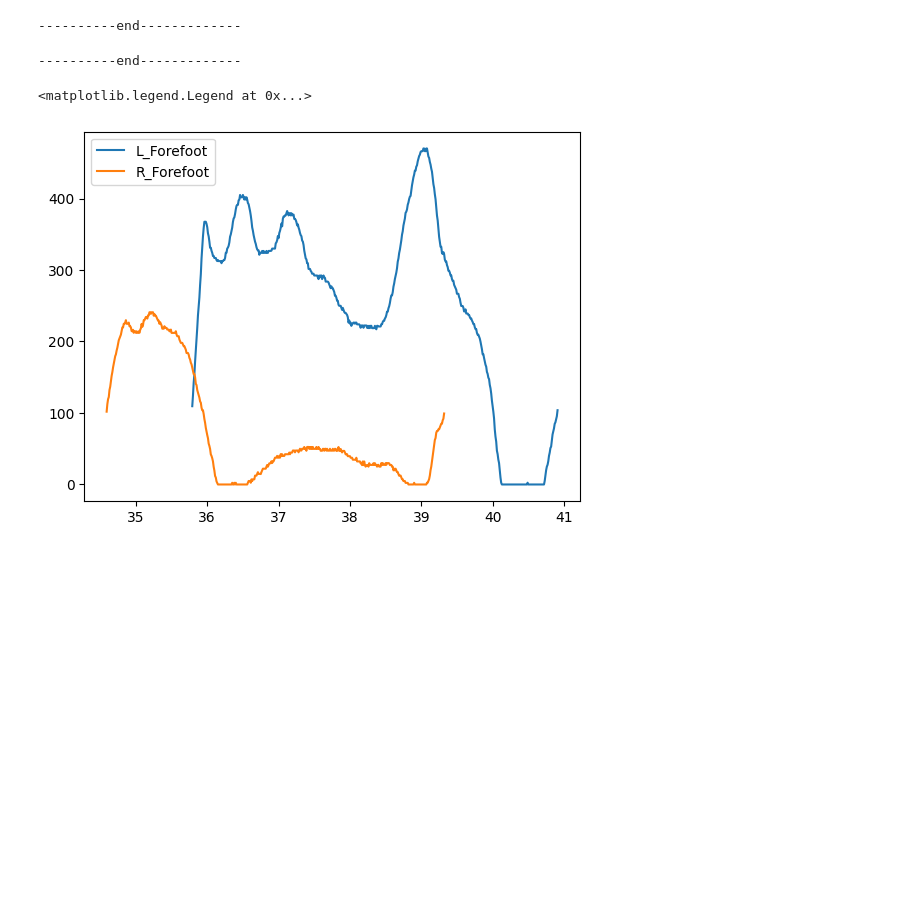
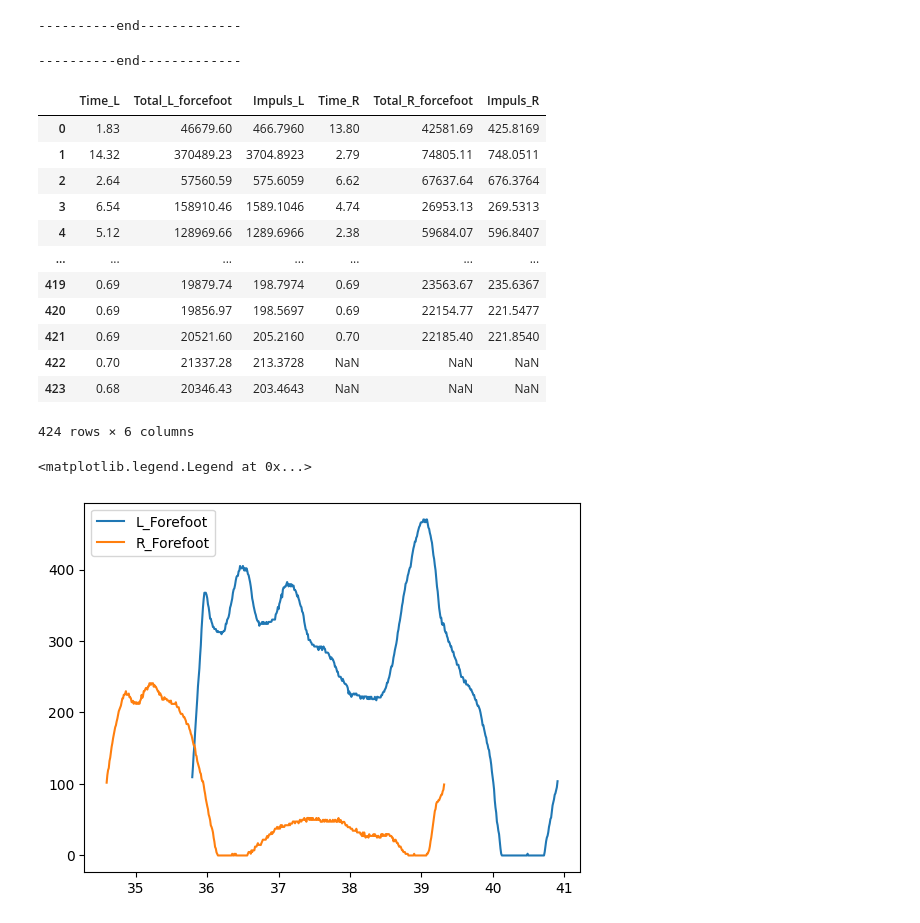
Before and after one commit to Mohsenmohebbi1993/Biomechanik, a Jupyter notebook: notebooks/3. Analysis Foot HeartRate GPX.ipynb, the cells around one changed output. Drawn from its saved outputs; the diff is of its cells as text; code cells hidden in the pictures; blank space fills up the shorter version.

Commit message:
add new ficher, impuls

```diff
--- a/notebooks/3. Analysis Foot HeartRate GPX.ipynb
+++ b/notebooks/3. Analysis Foot HeartRate GPX.ipynb
@@ -629,6 +619,7 @@ contact_indices_L = df_forcefoot_L[df_forcefoot_L["action"].eq("contact")].index
 # tow list for save data
 total_forces_L = []
 time_intervals_L = []
+impuls_L = []
 
 # find 2 "contact" and find total force and time
 for i in range(len(contact_indices_L) - 1):
@@ -639,6 +630,7 @@ for i in range(len(contact_indices_L) - 1):
     df_f = df_forcefoot_L.loc[start_idx : end_idx - 1].copy()
     df_f_graund = df_f[df_f["category_moving"].eq("ground")]
     force_sum = df_f_graund["L_Forefoot"].sum()
+    impuls_one_step = force_sum * 0.01
 
     # time
     time_diff = df_forcefoot_L.loc[end_idx]["Time_x"] - df_forcefoot_L.loc[start_idx]["Time_x"]
@@ -646,6 +638,7 @@ for i in range(len(contact_indices_L) - 1):
     # add to list
     total_forces_L.append(force_sum)
     time_intervals_L.append(time_diff)
+    impuls_L.append(impuls_one_step)
 
 print("----------end-------------")
 # %% [output]
@@ -693,6 +686,7 @@ contact_indices_R
 # tow list for save data
 total_forces_R = []
 time_intervals_R = []
+impuls_R = []
 
 # find 2 "contact" and find total force and time
 for i in range(len(contact_indices_R) - 1):
@@ -703,27 +697,45 @@ for i in range(len(contact_indices_R) - 1):
     df_f = df_forcefoot_R.loc[start_idx : end_idx - 1].copy()
     df_f_graund = df_f[df_f["category_moving"].eq("ground")]
     force_sum = df_f_graund["R_Forefoot"].sum()
-
+    impuls_one_step = force_sum * 0.01
 #     # time
     time_diff = df_forcefoot_R.loc[end_idx]["Time_x"] - df_forcefoot_R.loc[start_idx]["Time_x"]
 
 #     # add to list
     total_forces_R.append(force_sum)
     time_intervals_R.append(time_diff)
+    impuls_R.append(impuls_one_step)
 
 print("----------end-------------")
 # %% [output]
 ----------end-------------
 # %%
 df_L = pd.DataFrame({"Time_L": time_intervals_L,
-                    "Total_L_forcefoot": total_forces_L,})
+                    "Total_L_forcefoot": total_forces_L,
+                    "Impuls_L" : impuls_L})
 
 df_R = pd.DataFrame({"Time_R": time_intervals_R,
-                    "Total_R_forcefoot": total_forces_R,})
+                    "Total_R_forcefoot": total_forces_R,
+                    "Impuls_R" : impuls_R})
 
-df_L[["Time_R", "Total_R_forcefoot"]] = df_R[["Time_R","Total_R_forcefoot"]]
+df_L[["Time_R", "Total_R_forcefoot", "Impuls_R"]] = df_R[["Time_R","Total_R_forcefoot", "Impuls_R"]]
 df_all = df_L
-df_all.to_csv("C:/Users/user/Desktop/df_all.csv", index=False)
+# df_all.to_csv("C:/Users/user/Desktop/df_all.csv", index=False)
+df_all
+# %% [output]
+|  | Time_L | Total_L_forcefoot | Impuls_L | Time_R | Total_R_forcefoot | Impuls_R |
+| 0 | 1.83 | 46679.60 | 466.7960 | 13.80 | 42581.69 | 425.8169 |
+| 1 | 14.32 | 370489.23 | 3704.8923 | 2.79 | 74805.11 | 748.0511 |
+| 2 | 2.64 | 57560.59 | 575.6059 | 6.62 | 67637.64 | 676.3764 |
+| 3 | 6.54 | 158910.46 | 1589.1046 | 4.74 | 26953.13 | 269.5313 |
+| 4 | 5.12 | 128969.66 | 1289.6966 | 2.38 | 59684.07 | 596.8407 |
+| ... | ... | ... | ... | ... | ... | ... |
+| 419 | 0.69 | 19879.74 | 198.7974 | 0.69 | 23563.67 | 235.6367 |
+| 420 | 0.69 | 19856.97 | 198.5697 | 0.69 | 22154.77 | 221.5477 |
+| 421 | 0.69 | 20521.60 | 205.2160 | 0.70 | 22185.40 | 221.8540 |
+| 422 | 0.70 | 21337.28 | 213.3728 | NaN | NaN | NaN |
+| 423 | 0.68 | 20346.43 | 203.4643 | NaN | NaN | NaN |
+424 rows × 6 columns
 # %%
 ss = pd.merge(df_forcefoot_L,df_forcefoot_R, left_on="Time_x",right_on="Time_x")
 
```
Also changed, not shown: parts of 1 cell of this notebook.
